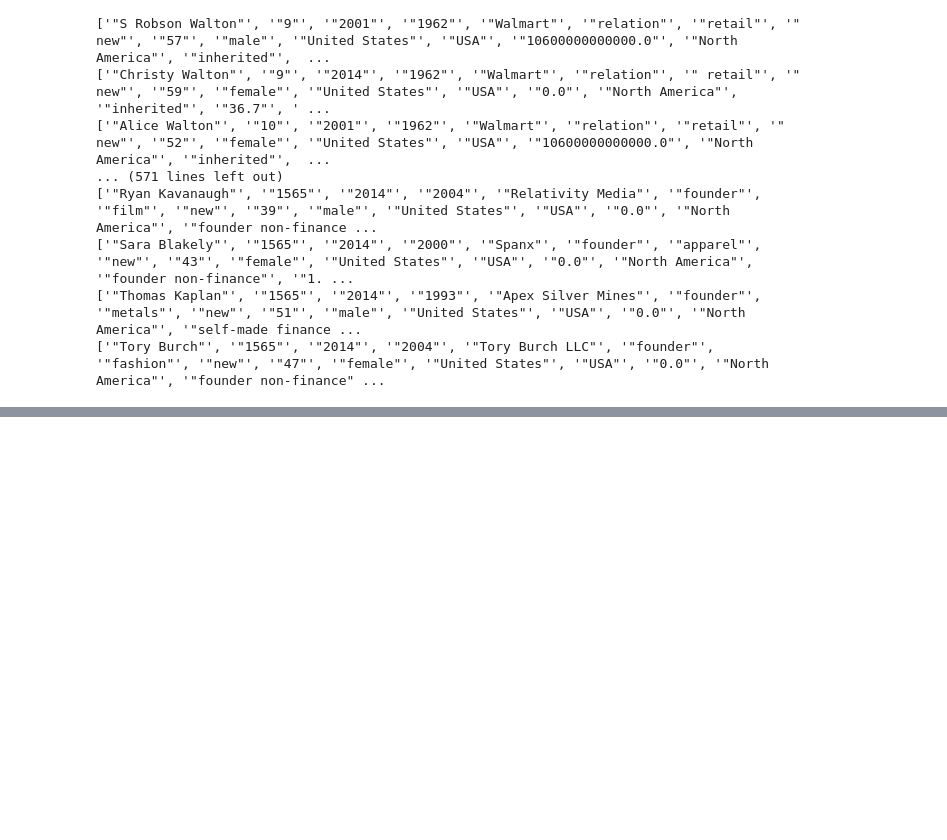
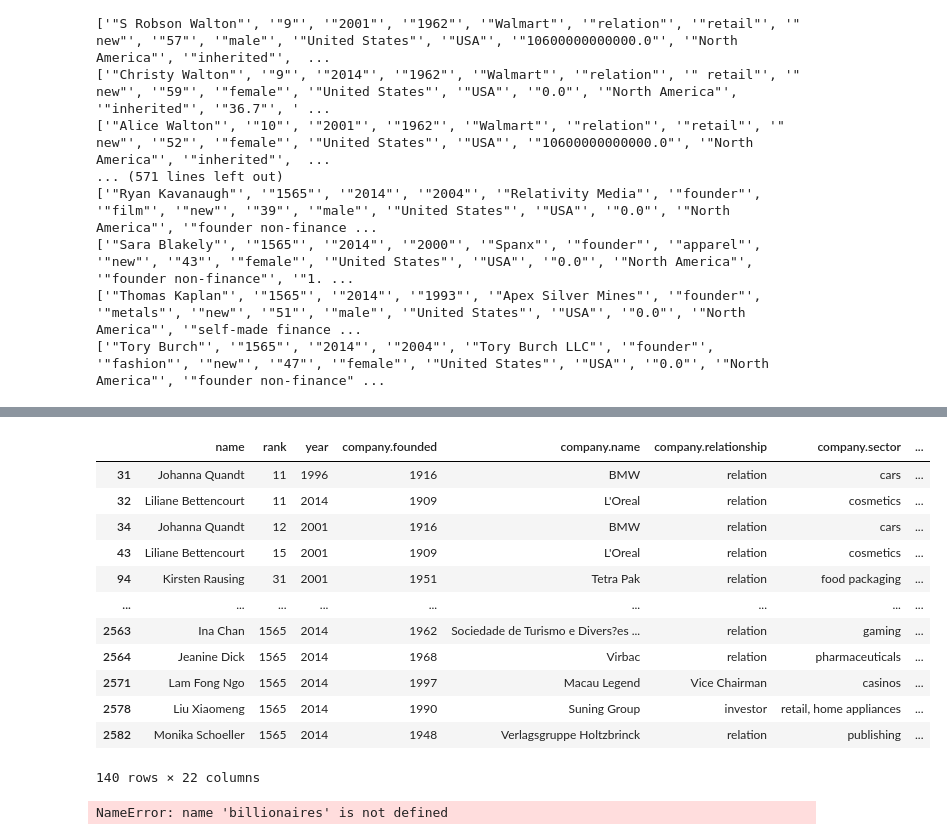
Before and after one commit to aleren040406/cs-130-project, a Jupyter notebook: analysis.ipynb, the cells around one changed output, grey strips where cells are left out. Cells and saved outputs as stored; diff of their text form; code cells hidden in the pictures; blank space fills up the shorter version.

```diff
--- a/analysis.ipynb
+++ b/analysis.ipynb
@@ -32,0 +136,20 @@ for row in data:
+# %%
+billionaires.loc[(billionaires['location.country code'] != 'USA') & (billionaires['demographics.gender'] == 'female')]
+# %% [output]
+|  | name | rank | year | company.founded | company.name | company.relationship | company.sector | ... |
+| 31 | Johanna Quandt | 11 | 1996 | 1916 | BMW | relation | cars | ... |
+| 32 | Liliane Bettencourt | 11 | 2014 | 1909 | L'Oreal | relation | cosmetics | ... |
+| 34 | Johanna Quandt | 12 | 2001 | 1916 | BMW | relation | cars | ... |
+| 43 | Liliane Bettencourt | 15 | 2001 | 1909 | L'Oreal | relation | cosmetics | ... |
+| 94 | Kirsten Rausing | 31 | 2001 | 1951 | Tetra Pak | relation | food packaging | ... |
+| ... | ... | ... | ... | ... | ... | ... | ... | ... |
+| 2563 | Ina Chan | 1565 | 2014 | 1962 | Sociedade de Turismo e Divers?es ... | relation | gaming | ... |
+| 2564 | Jeanine Dick | 1565 | 2014 | 1968 | Virbac | relation | pharmaceuticals | ... |
+| 2571 | Lam Fong Ngo | 1565 | 2014 | 1997 | Macau Legend | Vice Chairman | casinos | ... |
+| 2578 | Liu Xiaomeng | 1565 | 2014 | 1990 | Suning Group | investor | retail, home appliances | ... |
+| 2582 | Monika Schoeller | 1565 | 2014 | 1948 | Verlagsgruppe Holtzbrinck | relation | publishing | ... |
+140 rows × 22 columns
+# %%
+billionaires.columns
+# %% [output]
+NameError: name 'billionaires' is not defined
```
Also changed, not shown: parts of 8 cells of this notebook.
